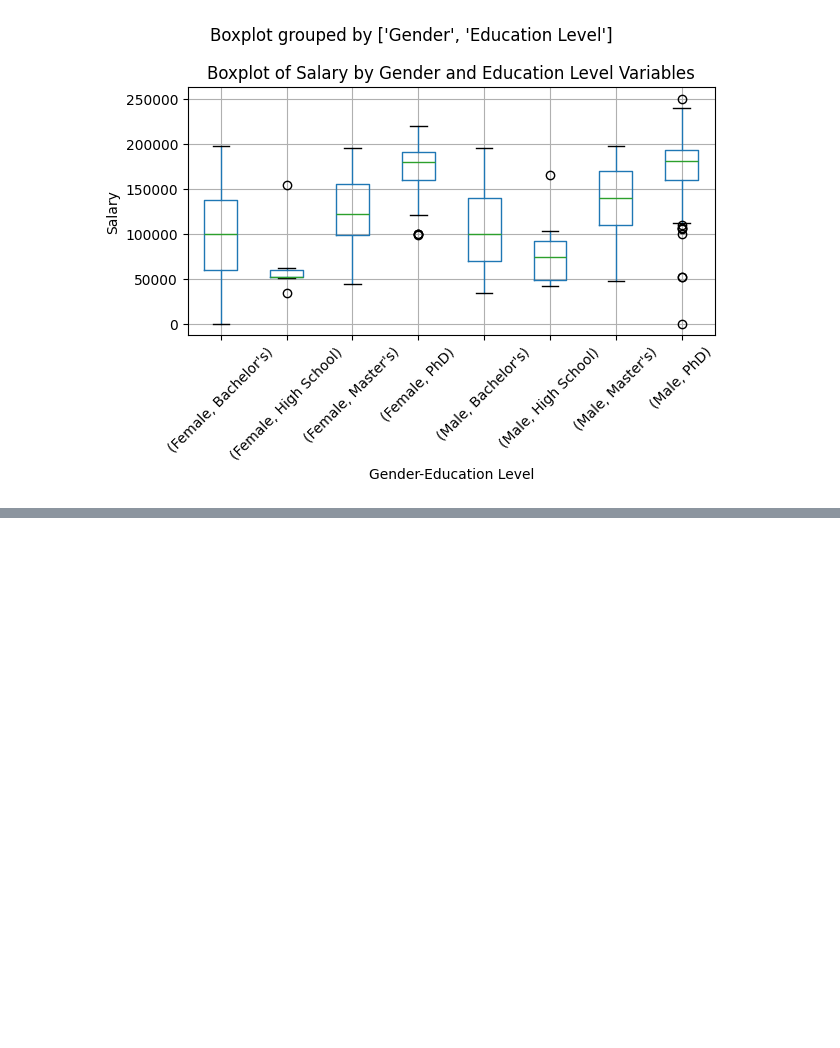
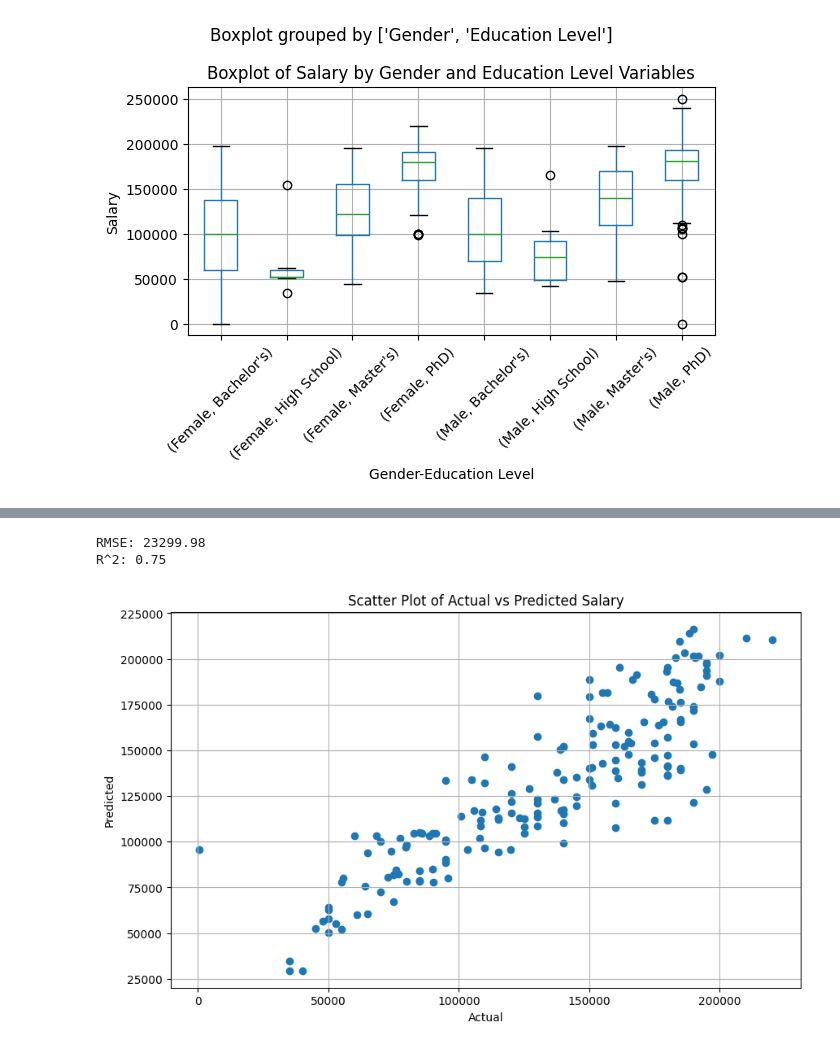
Before and after one commit to JackVacek/AI4ALL, a Jupyter notebook: Preprocessing.ipynb, the cells around one changed output, grey strips where cells are left out. Drawn from its saved outputs; the diff is of its cells as text; code cells hidden in the pictures; blank space fills up the shorter version.

Commit message:
linear regression

```diff
--- a/Preprocessing.ipynb
+++ b/Preprocessing.ipynb
@@ -510,0 +509,38 @@ filtered_df.to_csv('Processed_Data.csv')
+# %%
+# Append regressor to preprocessing pipeline
+lr_pipeline = Pipeline(steps=[('preprocessor', preprocessor),('regressor', LinearRegression())])
+
+# Splitting data into training and testing sets
+X_train, X_test, y_train, y_test = train_test_split(X, Y, test_size=0.2, random_state=42)
+
+# Fitting the model
+lr_pipeline.fit(X_train, y_train)
+
+# Predicting on test set
+y_pred = lr_pipeline.predict(X_test)
+
+# Evaluating the model
+mse = mean_squared_error(y_test, y_pred)
+rmse = np.sqrt(mse)
+r2 = r2_score(y_test, y_pred)
+
+print(f'RMSE: {rmse:.2f}')
+print(f'R^2: {r2:.2f}')
+
+# Example of making a prediction
+# You need to replace the values in the sample below with actual values when making a prediction
+sample = pd.DataFrame
+# %% [output]
+RMSE: 23299.98
+R^2: 0.75
+# %%
+# Using Matplotlib
+plt.figure(figsize=(10, 6))
+plt.scatter(y_test, y_pred)
+plt.title('Scatter Plot of Actual vs Predicted Salary')
+plt.xlabel('Actual')
+plt.ylabel('Predicted')
+plt.grid(True)
+plt.show()
+# %% [output]
+[figure, added]
```
Also changed, not shown: parts of 9 cells of this notebook, 1 other file.
